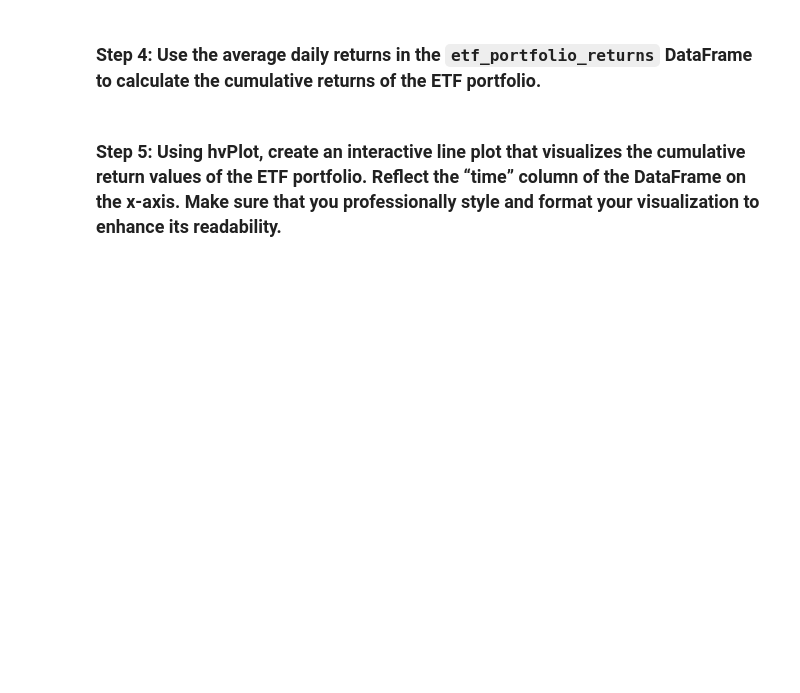
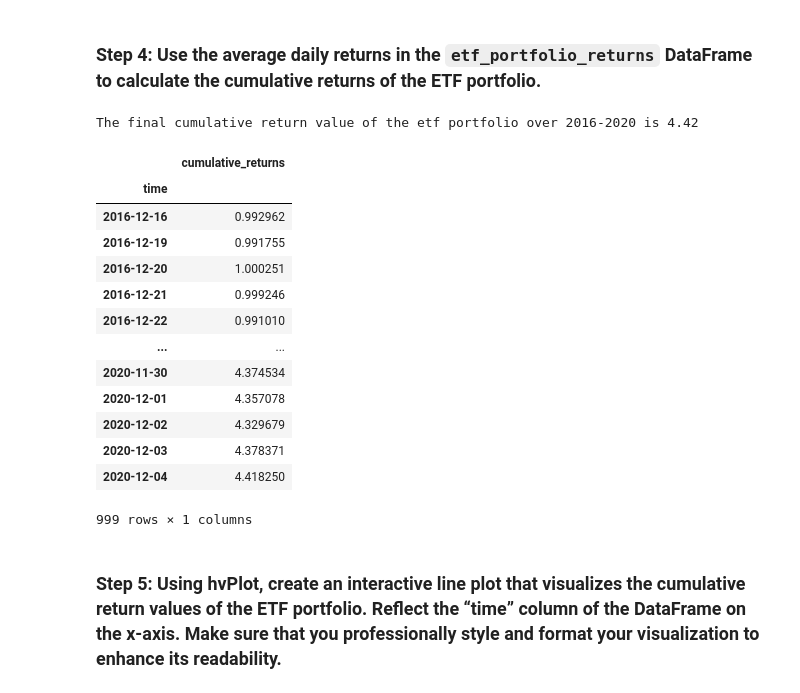
Before and after one commit to n8patterson/etf_analysis, a Jupyter notebook: etf_analyzer.ipynb, the cells around one changed output. Cells and saved outputs as stored; diff of their text form; code cells hidden in the pictures; blank space fills up the shorter version.

```diff
--- a/etf_analyzer.ipynb
+++ b/etf_analyzer.ipynb
@@ -383,9 +430,25 @@ annualized_etf_portfolio_returns = # YOUR CODE HERE
 # %%
 # Use the average daily returns provided by the etf_portfolio_returns DataFrame
 # to calculate the cumulative returns
-etf_cumulative_returns = # YOUR CODE HERE
+etf_cumulative_returns = (1 + etf_portfolio_returns['daily_returns']).cumprod()
 
 # Display the final cumulative return value
-# YOUR CODE HERE
+print(f'The final cumulative return value of the etf portfolio over 2016-2020 is {etf_cumulative_returns[-1]:.2f}')
+# %% [output]
+The final cumulative return value of the etf portfolio over 2016-2020 is 4.42
+|  | cumulative_returns |
+| time |  |
+| 2016-12-16 | 0.992962 |
+| 2016-12-19 | 0.991755 |
+| 2016-12-20 | 1.000251 |
+| 2016-12-21 | 0.999246 |
+| 2016-12-22 | 0.991010 |
+| ... | ... |
+| 2020-11-30 | 4.374534 |
+| 2020-12-01 | 4.357078 |
+| 2020-12-02 | 4.329679 |
+| 2020-12-03 | 4.378371 |
+| 2020-12-04 | 4.418250 |
+999 rows × 1 columns
 # %% [markdown]
 ### Step 5: Using hvPlot, create an interactive line plot that visualizes the cumulative return values of the ETF portfolio. Reflect the “time” column of the DataFrame on the x-axis. Make sure that you professionally style and format your visualization to enhance its readability.
```
Also changed, not shown: parts of 6 cells of this notebook.
